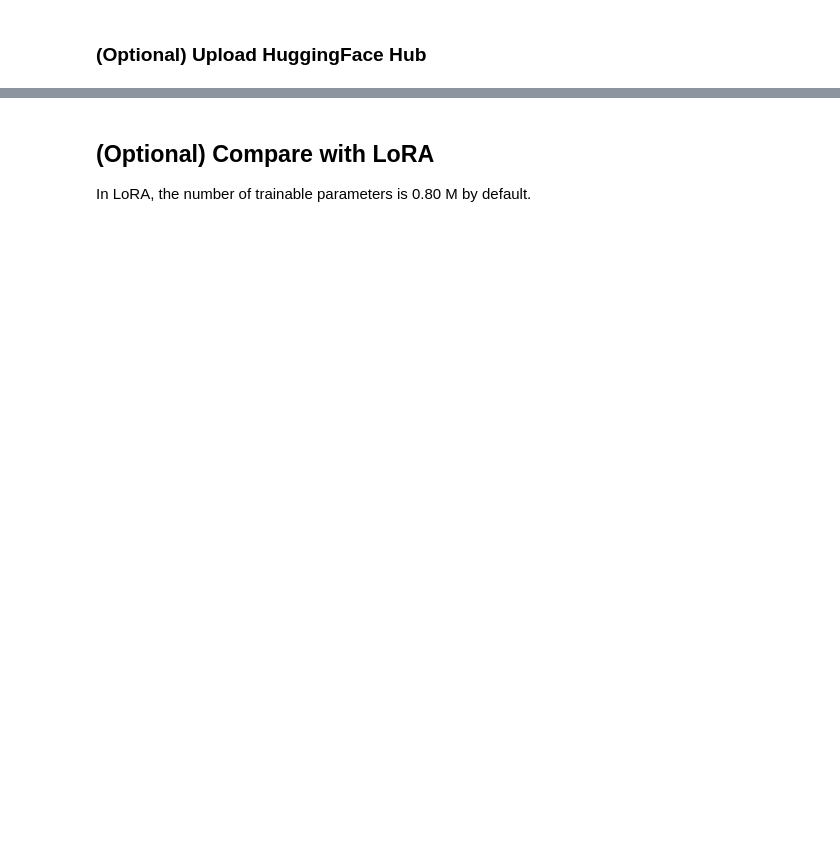
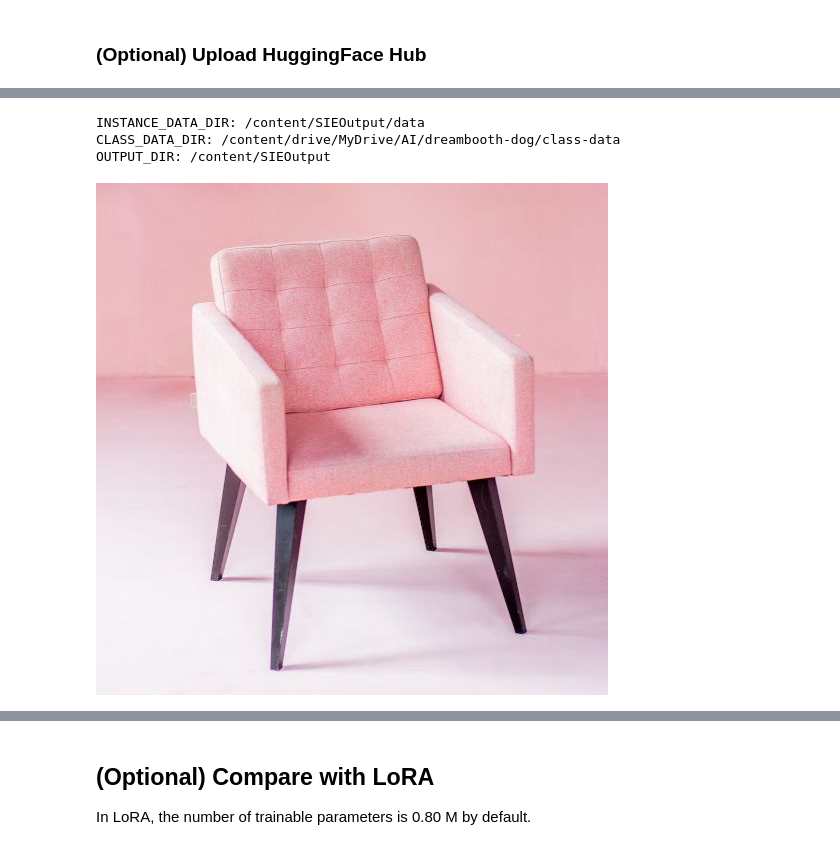
Before and after one commit to mkshing/svdiff-pytorch, a Jupyter notebook: scripts/svdiff_pytorch.ipynb, the cells around one changed output, grey strips where cells are left out. Cells and saved outputs as stored; diff of their text form; code cells hidden in the pictures; blank space fills up the shorter version.

Commit message:
fix colab

```diff
--- a/scripts/svdiff_pytorch.ipynb
+++ b/scripts/svdiff_pytorch.ipynb
@@ -293,0 +305,80 @@ upload_folder(
+# %%
+#@title **Dataset**
+import datetime
+import glob
+import os
+import io
+import requests
+import numpy as np
+import matplotlib.pyplot as plt
+from PIL import Image
+
+
+def display_pic(folder):
+    fig = plt.figure(figsize=(30, 60))
+    files = sorted(glob.glob(folder+'/*.jpg'))
+    for i, file in enumerate(files):
+        img = Image.open(file)
+        images = np.asarray(img)
+        ax = fig.add_subplot(10, 5, i+1, xticks=[], yticks=[])
+        image_plt = np.array(images)
+        ax.imshow(image_plt)
+        name = os.path.basename(file)
+        ax.set_xlabel(name, fontsize=30)
+        fig.tight_layout()
+    plt.show()
+    plt.close()
+
+
+def fetch(url_or_path):
+    if str(url_or_path).startswith('http://') or str(url_or_path).startswith('https://'):
+        r = requests.get(url_or_path)
+        r.raise_for_status()
+        fd = io.BytesIO()
+        fd.write(r.content)
+        fd.seek(0)
+        return fd
+    return open(url_or_path, 'rb')
+
+
+
+# save_image = True #@param {type:"boolean"}
+mount_google_drive = False #@param {type:"boolean"}
+# original url: https://unsplash.com/photos/1JJJIHh7-Mk
+# croped image: https://drive.google.com/drive/folders/1rEd6cDxeCwmUBkiO_3ytUT2C6s92dTSK
+image_path_or_url = "/content/pink-chair.jpeg" #@param {type: "string"}
+image = Image.open(fetch(image_path_or_url)).convert("RGB").resize((512, 512))
+CLASS_DATA_DIR = "/content/drive/MyDrive/AI/dreambooth-dog/class-data" #@param {type: 'string'}
+OUTPUT_DIR = "/content/SIEOutput" #@param {type: 'string'}
+
+if CLASS_DATA_DIR is None:
+  CLASS_DATA_DIR = OUTPUT_DIR + "/class_data_dir"
+
+force_remount = False
+if mount_google_drive:
+    from google.colab import drive # type: ignore
+    try:
+        drive_path = "/content/drive"
+        drive.mount(drive_path, force_remount=force_remount)
+        # output_path_gdrive = f"/content/drive/MyDrive/{save_dir}"
+        # save_dir = output_path_gdrive
+    except:
+        print("...error mounting drive or with drive path variables")
+        print("...reverting to default path variables")
+OUTPUT_DIR = os.path.abspath(OUTPUT_DIR)
+os.makedirs(OUTPUT_DIR, exist_ok=True)
+
+# save image to output_dir
+INSTANCE_DATA_DIR = os.path.join(OUTPUT_DIR, "data")
+os.makedirs(INSTANCE_DATA_DIR, exist_ok=True)
+image.save(os.path.join(INSTANCE_DATA_DIR, "image.png"))
+
+print(f"INSTANCE_DATA_DIR: {INSTANCE_DATA_DIR}")
+print(f"CLASS_DATA_DIR: {CLASS_DATA_DIR}")
+print(f"OUTPUT_DIR: {OUTPUT_DIR}")
+image
+# %% [output]
+INSTANCE_DATA_DIR: /content/SIEOutput/data
+CLASS_DATA_DIR: /content/drive/MyDrive/AI/dreambooth-dog/class-data
+OUTPUT_DIR: /content/SIEOutput
+[figure, added]
```
Also changed, not shown: parts of 20 cells of this notebook.
